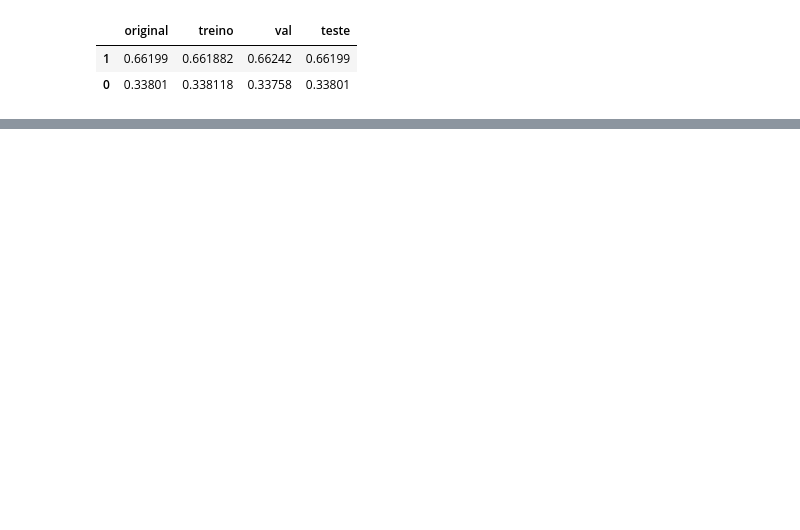
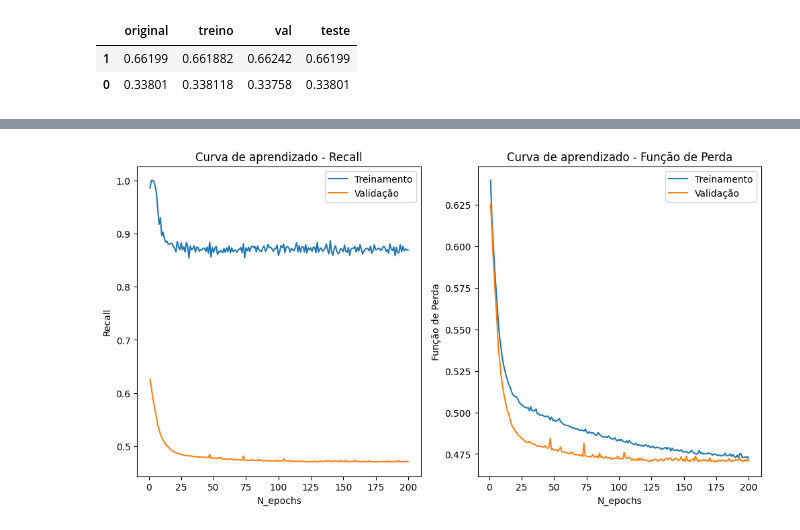
Before and after one commit to DieGod-DS/NN-Wine-Classification, a Jupyter notebook: code/modeling/ann_classification.ipynb, the cells around one changed output, grey strips where cells are left out. Cells and saved outputs as stored; diff of their text form; code cells hidden in the pictures; blank space fills up the shorter version.

```diff
--- a/code/modeling/ann_classification.ipynb
+++ b/code/modeling/ann_classification.ipynb
@@ -53,4 +135,5 @@ x_train_norm, x_val_norm, x_test_norm = method.scal_data(x_train,x_val,x_test)
 # %%
-# criando primeiro modelo
-model1 = method.create_model(x_train_norm, n_neurons=[15])
+# criando segundo modelo
+model2 = create_model(x_train_norm, n_neurons=[22])
+model2.summary()
 # %% [output]
@@ -57,0 +153,3 @@ TypeError: Classification_ann.create_model() got multiple values for argument 'n
+# %%
+model2.compile(loss='binary_crossentropy', optimizer='adam', metrics='Recall')
+history2 = model2.fit(x_train_norm, y_train, epochs=200, batch_size=60, validation_data=(x_val_norm, y_val))
@@ -57,0 +174,4 @@ TypeError: Classification_ann.create_model() got multiple values for argument 'n
+# %%
+method.plot_history(history2, 200)
+# %% [output]
+[figure, added]
```
Also changed, not shown: parts of 12 cells of this notebook, 1 other file.
